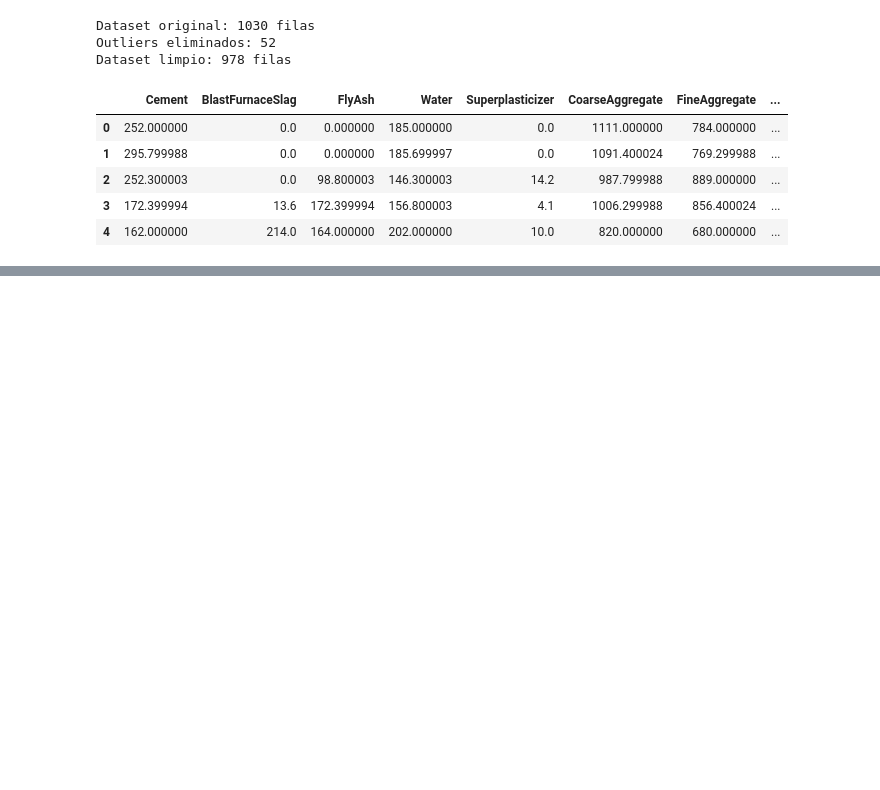
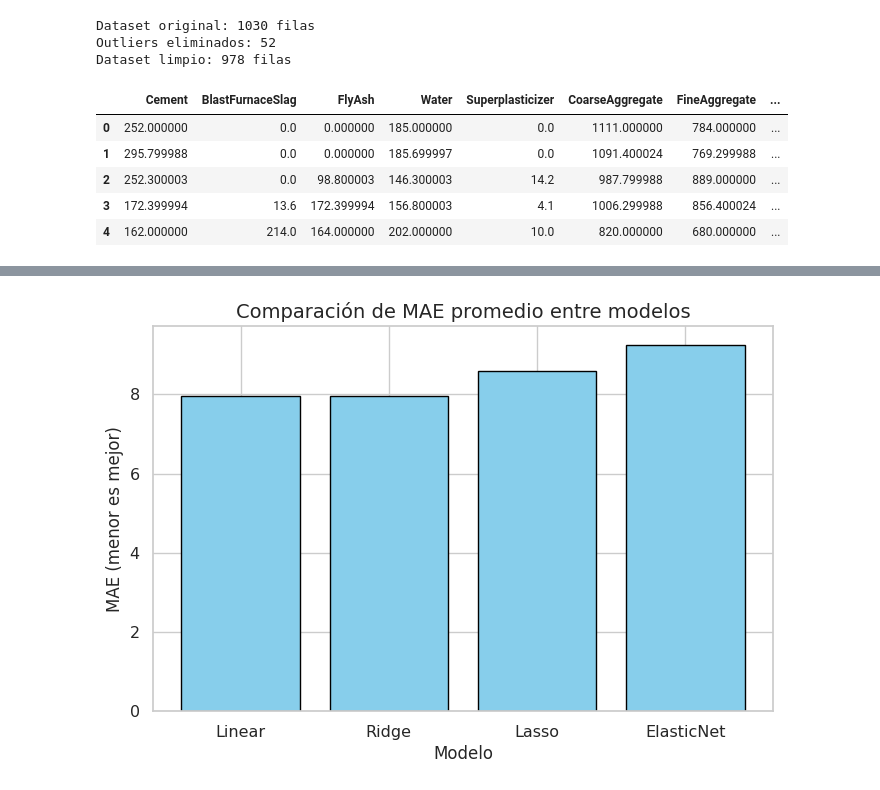
Before and after one commit to Alisser2001/QuantumMachineLearning, a Jupyter notebook: LOFConcreteQML.ipynb, the cells around one changed output, grey strips where cells are left out. Drawn from its saved outputs; the diff is of its cells as text; code cells hidden in the pictures; blank space fills up the shorter version.

```diff
--- a/LOFConcreteQML.ipynb
+++ b/LOFConcreteQML.ipynb
@@ -450,0 +541,74 @@ df_clean.to_csv("concrete_cleanLOF.csv", index=False)
+# %%
+
+from sklearn.model_selection import cross_val_score, GridSearchCV
+from sklearn.pipeline import Pipeline
+from sklearn.compose import ColumnTransformer
+from sklearn.preprocessing import StandardScaler, OneHotEncoder
+from sklearn.linear_model import LinearRegression, Ridge, Lasso, ElasticNet
+import matplotlib.pyplot as plt
+
+num_pipe = Pipeline([
+    ("scaler", StandardScaler())
+])
+cat_pipe = OneHotEncoder(drop="first", handle_unknown="ignore") if cat_cols else "drop"
+
+preprocessor = ColumnTransformer(
+    transformers=[
+        ("num", num_pipe, num_cols),
+        ("cat", cat_pipe, cat_cols)
+    ],
+    remainder="drop"
+)
+
+
+models = {
+    "Linear": LinearRegression(),
+    "Ridge": Ridge(random_state=42),
+    "Lasso": Lasso(random_state=42, max_iter=10000),
+    "ElasticNet": ElasticNet(random_state=42, max_iter=10000)
+}
+
+
+print("\n=== Evaluación inicial con Validación Cruzada (MAE) ===")
+mae_scores = {}
+for name, model in models.items():
+    pipe = Pipeline([
+        ("preprocessor", preprocessor),
+        ("regressor", model)
+    ])
+    scores = cross_val_score(pipe, X, y, cv=5, scoring="neg_mean_absolute_error")
+    mae = -scores.mean()
+    mae_scores[name] = mae
+    print(f"{name}: MAE promedio = {mae:.4f} (+/- {scores.std():.4f})")
+
+
+param_grids = {
+    "Ridge": {"regressor__alpha": [0.01, 0.1, 1, 10, 100]},
+    "Lasso": {"regressor__alpha": [0.001, 0.01, 0.1, 1, 10]},
+    "ElasticNet": {
+        "regressor__alpha": [0.001, 0.01, 0.1, 1, 10],
+        "regressor__l1_ratio": [0.2, 0.5, 0.8]
+    }
+}
+
+print("\n=== Ajuste de Hiperparámetros ===")
+best_models = {}
+for name, grid in param_grids.items():
+    pipe = Pipeline([
+        ("preprocessor", preprocessor),
+        ("regressor", models[name])
+    ])
+    search = GridSearchCV(pipe, grid, cv=5, scoring="neg_mean_absolute_error", n_jobs=-1)
+    search.fit(X, y)
+    best_models[name] = search.best_estimator_
+    print(f"{name} -> Mejor MAE: {-search.best_score_:.4f} | Params: {search.best_params_}")
+
+
+df_scores = pd.DataFrame(list(mae_scores.items()), columns=["Modelo", "MAE"])
+plt.figure(figsize=(8, 5))
+plt.bar(df_scores["Modelo"], df_scores["MAE"], color="skyblue", edgecolor="black")
+plt.title("Comparación de MAE promedio entre modelos", fontsize=14)
+plt.ylabel("MAE (menor es mejor)", fontsize=12)
+plt.xlabel("Modelo", fontsize=12)
+plt.show()
+# %% [output]
@@ -451,2 +625,3 @@ df_clean.to_csv("concrete_cleanLOF.csv", index=False)
+[figure, added]
 # %%
 import pandas as pd
```
Also changed, not shown: parts of 5 cells of this notebook.
